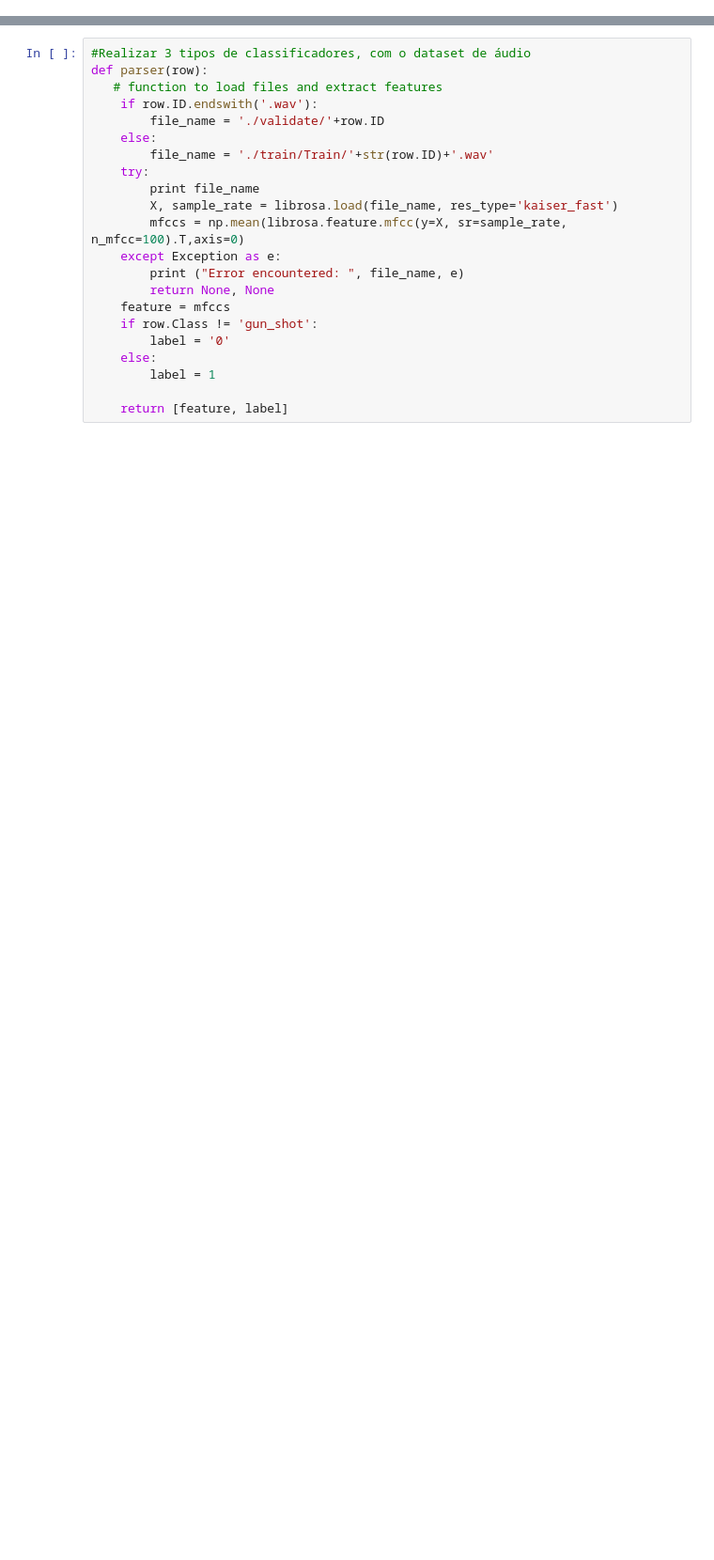
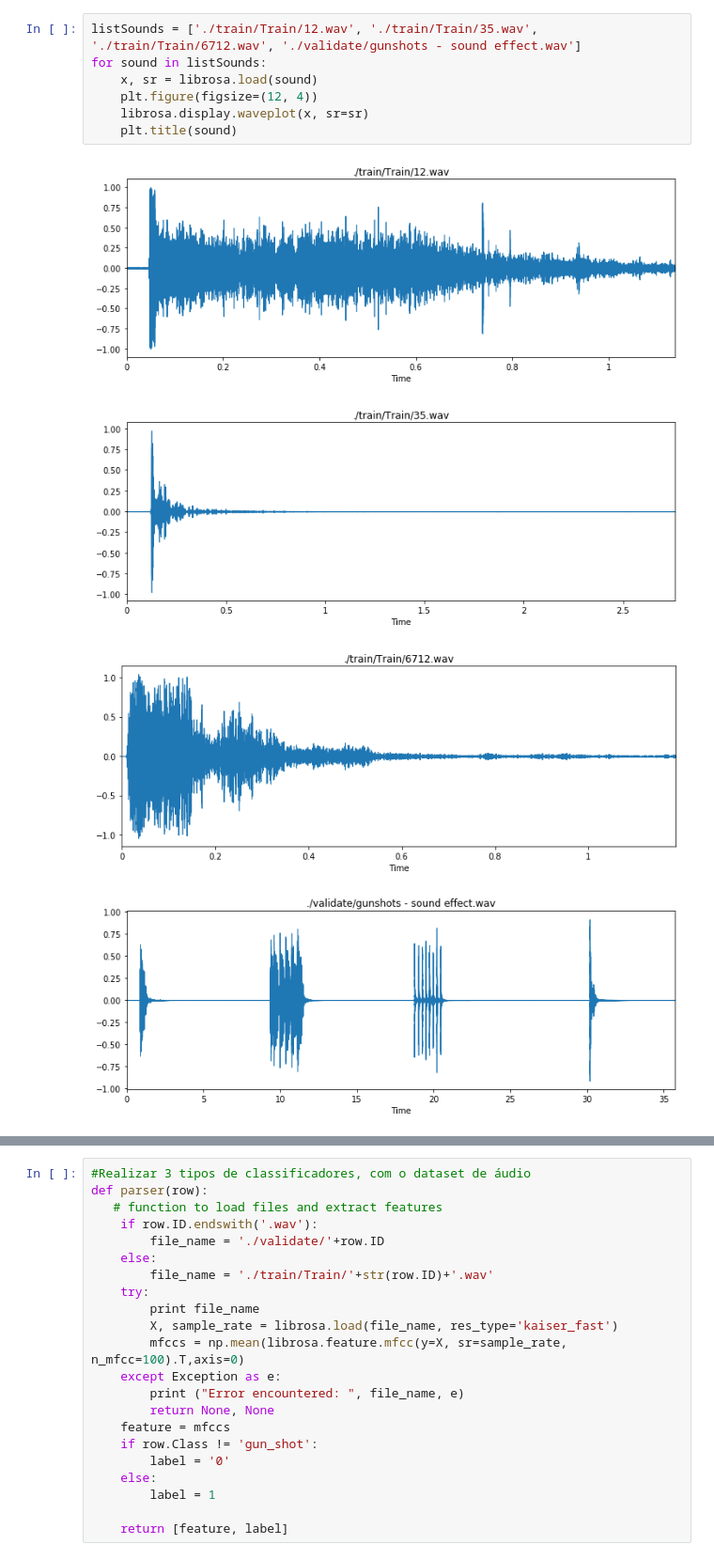
Before and after one commit to flisbao/ml_nanodegree, a Jupyter notebook: TCC 2.ipynb, the cells around one changed output, grey strips where cells are left out. Shown at 94% size. Drawn from its saved outputs; the diff is of its cells as text; blank space fills up the shorter version.

```diff
--- a/TCC 2.ipynb
+++ b/TCC 2.ipynb
@@ -0,0 +48,12 @@
+# %%
+listSounds = ['./train/Train/12.wav', './train/Train/35.wav', './train/Train/6712.wav', './validate/gunshots - sound effect.wav']
+for sound in listSounds:
+    x, sr = librosa.load(sound)
+    plt.figure(figsize=(12, 4))
+    librosa.display.waveplot(x, sr=sr)
+    plt.title(sound)
+# %% [output]
+[figure, added]
+[figure, added]
+[figure, added]
+[figure, added]
```
Also changed, not shown: parts of 24 cells of this notebook.
